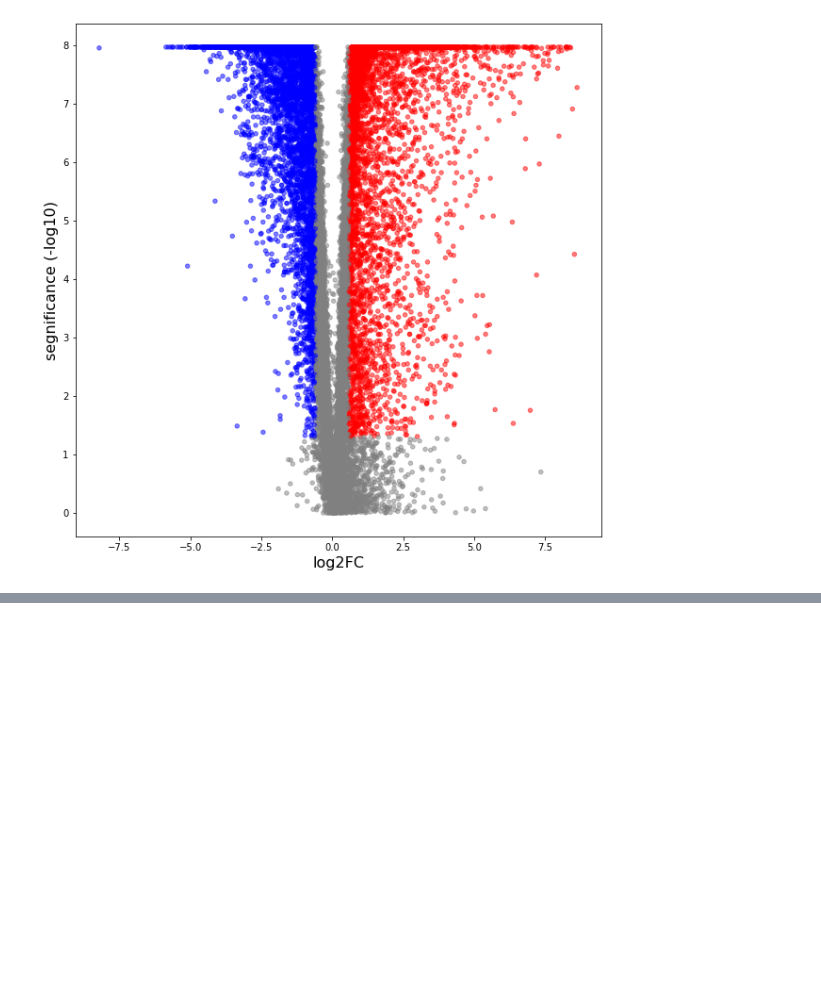
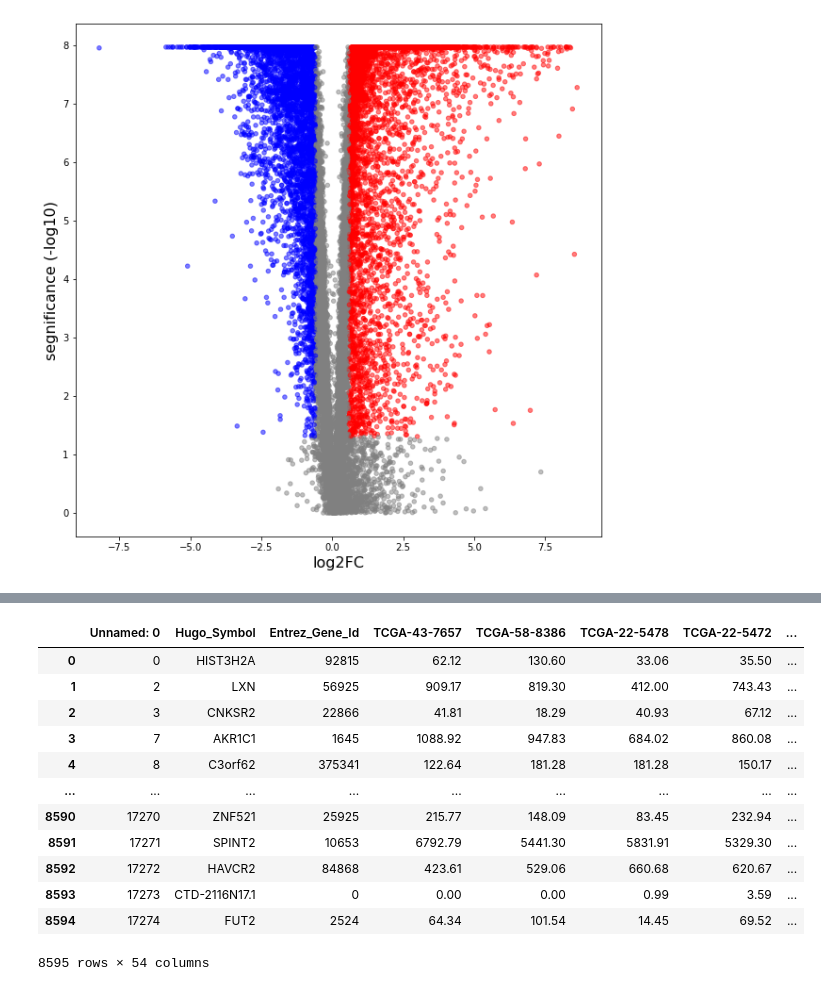
Before and after one commit to FatmaGad25/Bioinformatics_Final_project, a Jupyter notebook: FOLD_CHANGE - Copy.ipynb, the cells around one changed output, grey strips where cells are left out. Saved outputs shown, nothing was run; the diff lists cells and outputs as text; code cells hidden in the pictures; blank space fills up the shorter version.

```diff
--- a/FOLD_CHANGE - Copy.ipynb
+++ b/FOLD_CHANGE - Copy.ipynb
@@ -421,0 +424,17 @@ get_number_of_elements(cc)
+# %%
+normal =pd.read_csv('healthy_segnificant.txt', sep="\t", header=0)
+normal
+# %% [output]
+|  | Unnamed: 0 | Hugo_Symbol | Entrez_Gene_Id | TCGA-43-7657 | TCGA-58-8386 | TCGA-22-5478 | TCGA-22-5472 | ... |
+| 0 | 0 | HIST3H2A | 92815 | 62.12 | 130.60 | 33.06 | 35.50 | ... |
+| 1 | 2 | LXN | 56925 | 909.17 | 819.30 | 412.00 | 743.43 | ... |
+| 2 | 3 | CNKSR2 | 22866 | 41.81 | 18.29 | 40.93 | 67.12 | ... |
+| 3 | 7 | AKR1C1 | 1645 | 1088.92 | 947.83 | 684.02 | 860.08 | ... |
+| 4 | 8 | C3orf62 | 375341 | 122.64 | 181.28 | 181.28 | 150.17 | ... |
+| ... | ... | ... | ... | ... | ... | ... | ... | ... |
+| 8590 | 17270 | ZNF521 | 25925 | 215.77 | 148.09 | 83.45 | 232.94 | ... |
+| 8591 | 17271 | SPINT2 | 10653 | 6792.79 | 5441.30 | 5831.91 | 5329.30 | ... |
+| 8592 | 17272 | HAVCR2 | 84868 | 423.61 | 529.06 | 660.68 | 620.67 | ... |
+| 8593 | 17273 | CTD-2116N17.1 | 0 | 0.00 | 0.00 | 0.99 | 3.59 | ... |
+| 8594 | 17274 | FUT2 | 2524 | 64.34 | 101.54 | 14.45 | 69.52 | ... |
+8595 rows × 54 columns
```
Also changed, not shown: parts of 16 cells of this notebook.
